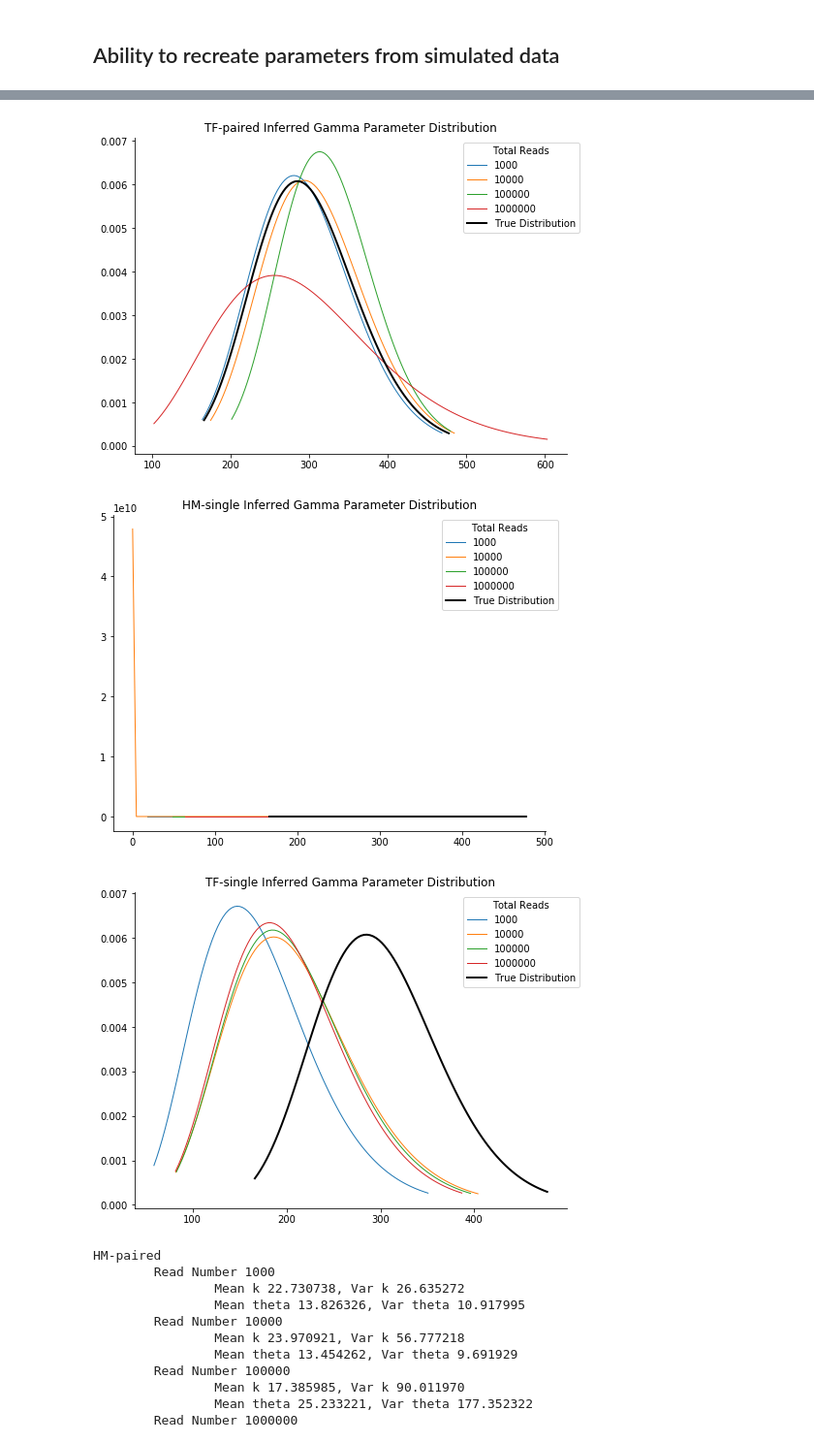
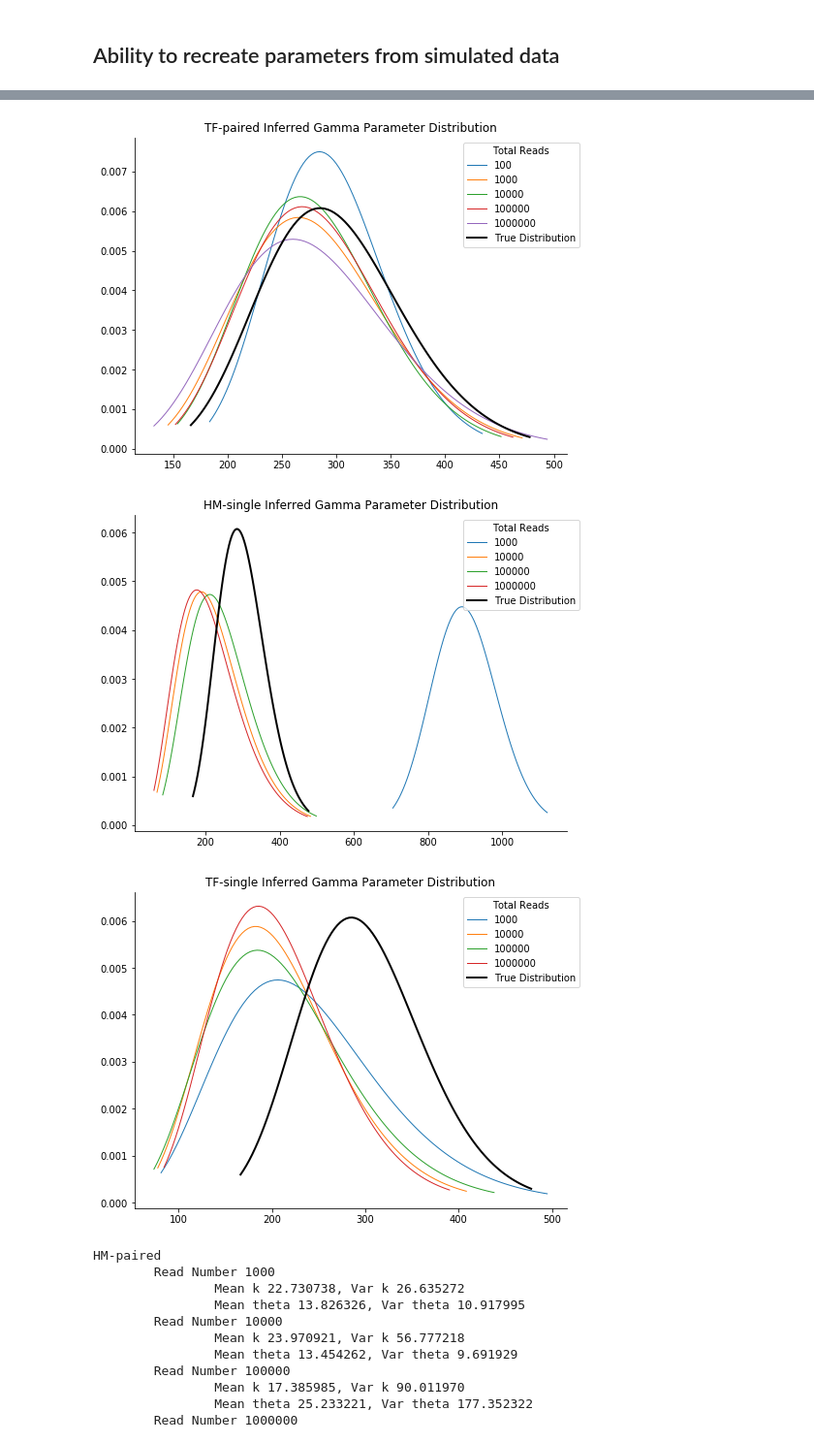
Before and after one commit to mlamkin7/ChIPmunk, a Jupyter notebook: paper-analyses/workflows/fig2-params/Params-analysis.ipynb, the cells around one changed output, grey strips where cells are left out. Shown at 97% size. Drawn from its saved outputs; the diff is of its cells as text; code cells hidden in the pictures.

```diff
--- a/paper-analyses/workflows/fig2-params/Params-analysis.ipynb
+++ b/paper-analyses/workflows/fig2-params/Params-analysis.ipynb
@@ -242,7 +242,7 @@ for true_json, jtype in zip([true_HM, true_TF], ["HM", "TF"]):
                                        hm_params["frag"]["theta"]])
 
 FMLDIR = DATADIR + "read-number/"
-readnums = [1000, 10000, 100000, 1000000]
+readnums = [100, 1000, 10000, 100000, 1000000]
 
 fig = plt.figure()
 fig.set_size_inches((8, 6))
@@ -250,11 +250,14 @@ ax = fig.add_subplot(111)
 for factor in fdash.keys():
     inferred_means = []
     for i, readnum in enumerate(readnums):
-        with open(FMLDIR + "params/" + factor + "_simlearn-numreads%i.json"%readnum) as f:
-            data = json.load(f)
-            k = data["frag"]["k"]
-            theta = data["frag"]["theta"]
-            inferred_means.append(k*theta)
+        try:
+            with open(FMLDIR + "params/" + factor + "_simlearn-numreads%i.json"%readnum) as f:
+                data = json.load(f)
+                k = data["frag"]["k"]
+                theta = data["frag"]["theta"]
+                inferred_means.append(k*theta)
+        except:
+            inferred_means.append(0)
 
     if factor.split('-')[0] == 'TF':
         ax.plot(readnums, inferred_means, linewidth=1,
@@ -289,14 +292,17 @@ def inferred_dist(factor):
     inferred_means = []
 
     for i, readnum in enumerate(readnums):
-        with open(FMLDIR + "params/" + factor + "_simlearn-numreads%i.json"%readnum) as f:
-            data = json.load(f)
-            k = data["frag"]["k"]
-            theta = data["frag"]["theta"]
+        try:
+            with open(FMLDIR + "params/" + factor + "_simlearn-numreads%i.json"%readnum) as f:
+                data = json.load(f)
+                k = data["frag"]["k"]
+                theta = data["frag"]["theta"]
 
-            x = np.linspace(gamma.ppf(0.01,k,scale=theta),
-                            gamma.ppf(0.99,k,scale=theta),100)
-            ax.plot(x, gamma.pdf(x,k,scale=theta), linewidth=1, label=readnum)
+                x = np.linspace(gamma.ppf(0.01,k,scale=theta),
+                                gamma.ppf(0.99,k,scale=theta),100)
+                ax.plot(x, gamma.pdf(x,k,scale=theta), linewidth=1, label=readnum)
+        except:
+            pass
 
     # true parameters
     ftype = factor.split('-')[0]
@@ -325,6 +331,6 @@ for factor in fdash.keys():
-[figure, old version]
+[figure, new version]
-[figure, old version]
+[figure, new version]
-[figure, old version]
+[figure, new version]
 # %%
 for factor in fdash.keys():
     print(factor)
```
Also changed, not shown: parts of 2 cells of this notebook, 2 other files.
